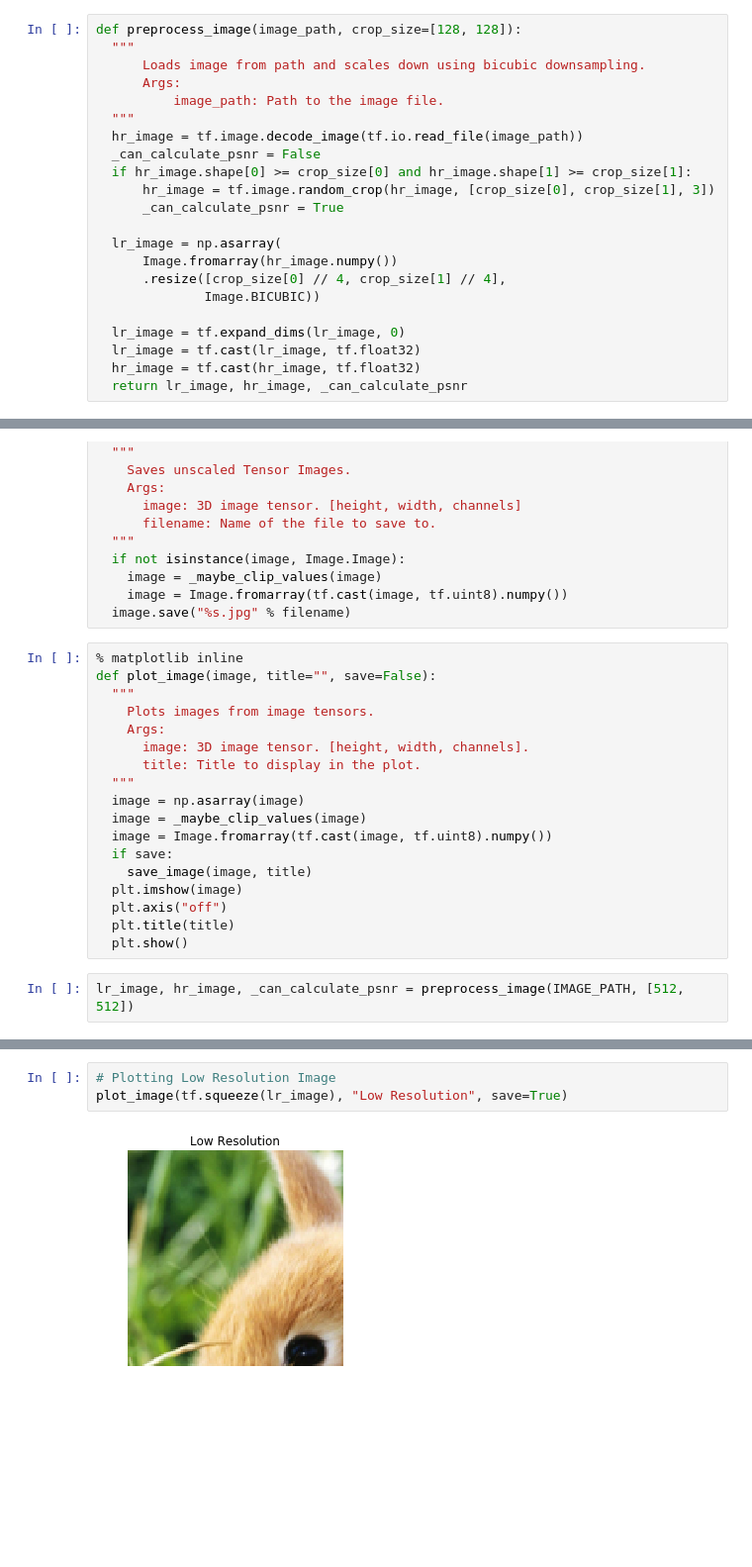
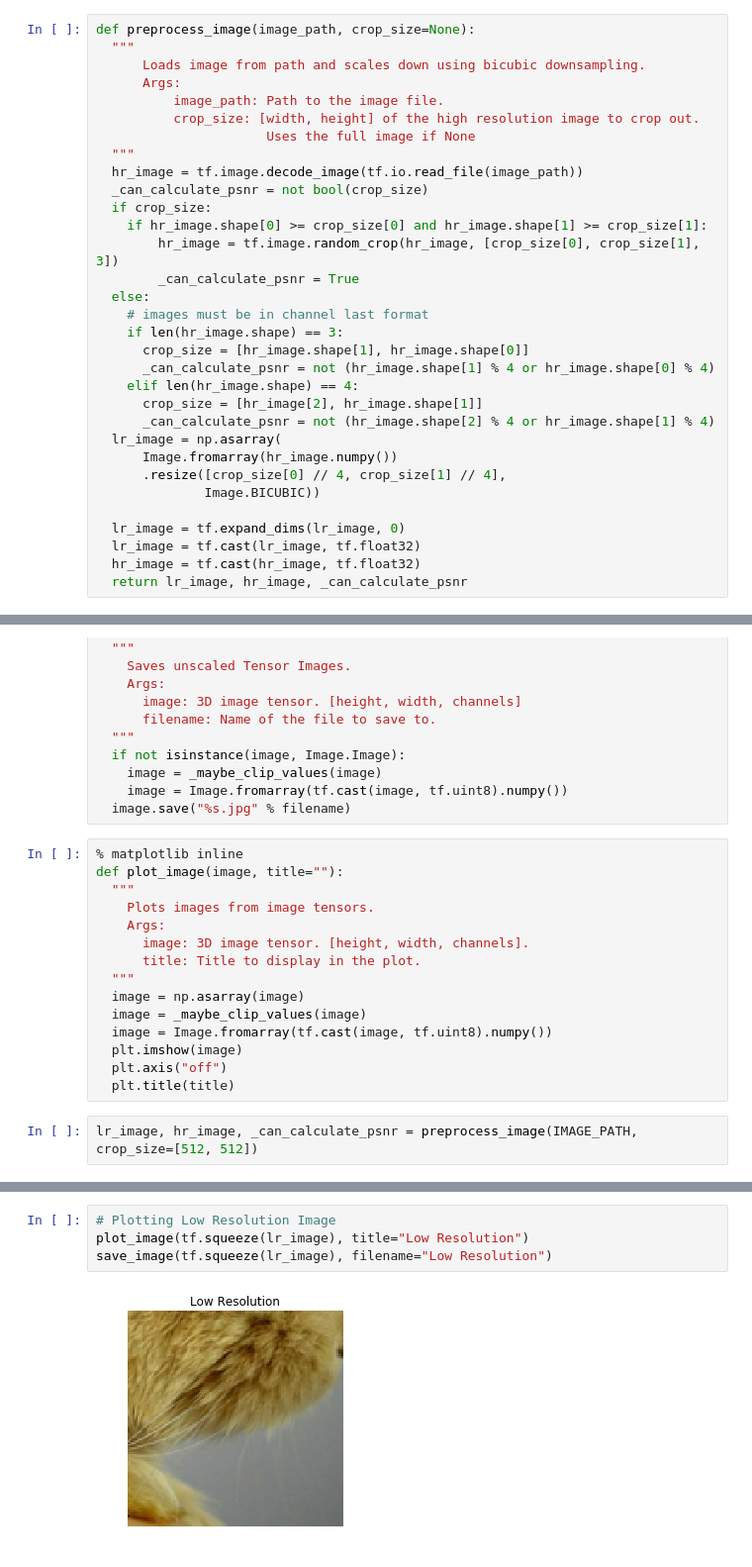
Before and after one commit to tensorflow/hub, a Jupyter notebook: examples/colab/image_enhancing.ipynb, the cells around one changed output, grey strips where cells are left out. Shown: that part at 99% size. Saved outputs shown, nothing was run; the diff lists cells and outputs as text; blank space fills up the shorter version.

Commit message:
Minor Fixes. Split plot_image and save_image. Used a different image. (Link not working)

```diff
--- a/examples/colab/image_enhancing.ipynb
+++ b/examples/colab/image_enhancing.ipynb
@@ -56,18 +58,28 @@ original.jpg        100%[===================>] 504.98K  1.05MB/s    in 0.5s
 IMAGE_PATH = "original.jpg"
 SAVED_MODEL_PATH = "https://github.com/captain-pool/GSOC/releases/download/1.0.0/esrgan.tar.gz"
 # %%
-def preprocess_image(image_path, crop_size=[128, 128]):
+def preprocess_image(image_path, crop_size=None):
   """
       Loads image from path and scales down using bicubic downsampling.
       Args:
           image_path: Path to the image file.
+          crop_size: [width, height] of the high resolution image to crop out.
+                      Uses the full image if None
   """
   hr_image = tf.image.decode_image(tf.io.read_file(image_path))
-  _can_calculate_psnr = False
-  if hr_image.shape[0] >= crop_size[0] and hr_image.shape[1] >= crop_size[1]:
-      hr_image = tf.image.random_crop(hr_image, [crop_size[0], crop_size[1], 3])
-      _can_calculate_psnr = True
-
+  _can_calculate_psnr = not bool(crop_size)
+  if crop_size:
+    if hr_image.shape[0] >= crop_size[0] and hr_image.shape[1] >= crop_size[1]:
+        hr_image = tf.image.random_crop(hr_image, [crop_size[0], crop_size[1], 3])
+        _can_calculate_psnr = True
+  else:
+    # images must be in channel last format
+    if len(hr_image.shape) == 3:
+      crop_size = [hr_image.shape[1], hr_image.shape[0]]
+      _can_calculate_psnr = not (hr_image.shape[1] % 4 or hr_image.shape[0] % 4)
+    elif len(hr_image.shape) == 4:
+      crop_size = [hr_image[2], hr_image.shape[1]]
+      _can_calculate_psnr = not (hr_image.shape[2] % 4 or hr_image.shape[1] % 4)
   lr_image = np.asarray(
       Image.fromarray(hr_image.numpy())
       .resize([crop_size[0] // 4, crop_size[1] // 4],
@@ -102,7 +114,7 @@ def save_image(image, filename):
   image.save("%s.jpg" % filename)
 # %%
 % matplotlib inline
-def plot_image(image, title="", save=False):
+def plot_image(image, title=""):
   """
     Plots images from image tensors.
     Args:
@@ -112,13 +124,10 @@ def plot_image(image, title="", save=False):
   image = np.asarray(image)
   image = _maybe_clip_values(image)
   image = Image.fromarray(tf.cast(image, tf.uint8).numpy())
-  if save:
-    save_image(image, title)
   plt.imshow(image)
   plt.axis("off")
   plt.title(title)
-  plt.show()
 # %%
-lr_image, hr_image, _can_calculate_psnr = preprocess_image(IMAGE_PATH, [512, 512])
+lr_image, hr_image, _can_calculate_psnr = preprocess_image(IMAGE_PATH, crop_size=[512, 512])
 # %%
 # Plotting Original Resolution image
@@ -139,7 +147,8 @@ Time Taken: 5.821034
 # %%
 # Plotting Low Resolution Image
-plot_image(tf.squeeze(lr_image), "Low Resolution", save=True)
+plot_image(tf.squeeze(lr_image), title="Low Resolution")
+save_image(tf.squeeze(lr_image), filename="Low Resolution")
 # %% [output]
-[figure, old version]
+[figure, new version]
 # %%
 # Plotting Super Resolution Image
```
Also changed, not shown: parts of 8 cells of this notebook.
